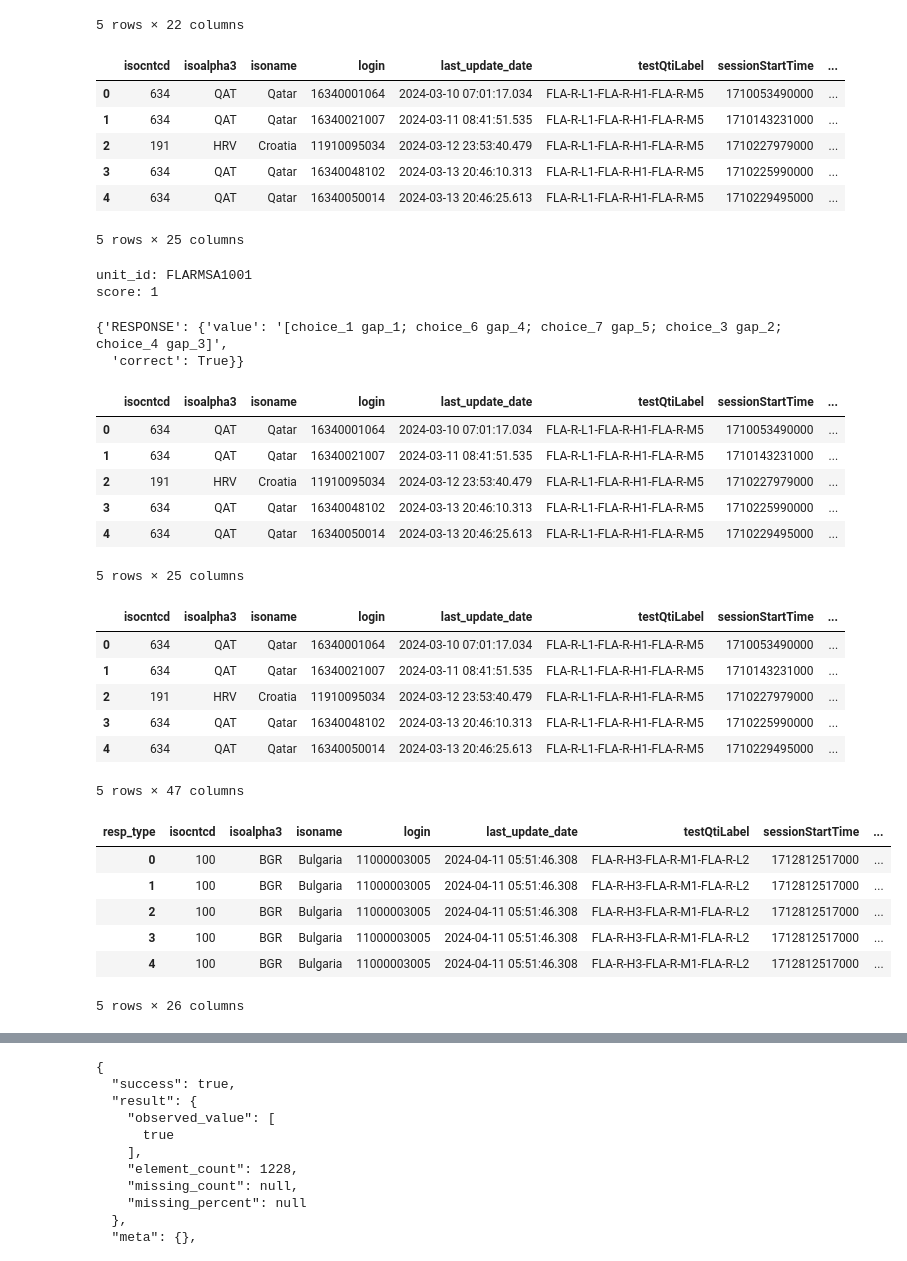
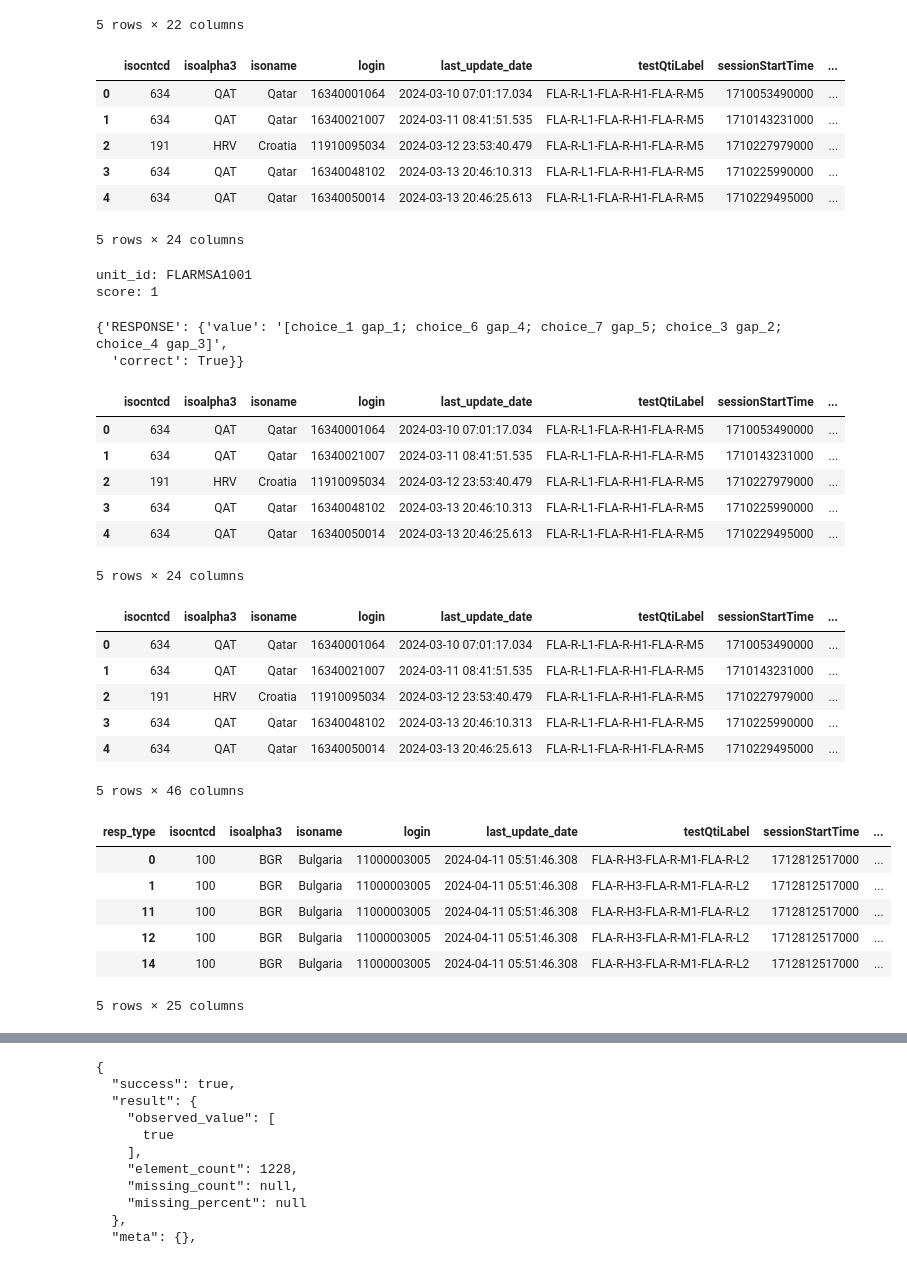
Before and after one commit to leonhead-acer/pisa2025-api-etl, a Jupyter notebook: Getting_started_with_Data_Extraction.ipynb, the cells around one changed output, grey strips where cells are left out. Drawn from its saved outputs; the diff is of its cells as text; code cells hidden in the pictures.

```diff
--- a/Getting_started_with_Data_Extraction.ipynb
+++ b/Getting_started_with_Data_Extraction.ipynb
@@ -1251,12 +1251,12 @@ df_cnt = (
     .to_frame(name = 'count')
     .reset_index()
     .assign(dup_std_item=lambda x: x['count'].apply(lambda y: 'duplicate' if y > 1 else ''))
-    .assign(stim_item=lambda x: x['qtiId'].apply(lambda y: 'stim' if 'Q00' in y else ''))
 )
 
 df4 = df4.merge(
     df_cnt,
-    on = ['login','qtiId']
+    on = ['login','qtiId'],
+    how = 'left'
 ).rename(
     columns = {
         'qtiId': 'unit_id',
@@ -1274,7 +1274,7 @@ df4.head()
 | 2 | 191 | HRV | Croatia | 11910095034 | 2024-03-12 23:53:40.479 | FLA-R-L1-FLA-R-H1-FLA-R-M5 | 1710227979000 | ... |
 | 3 | 634 | QAT | Qatar | 16340048102 | 2024-03-13 20:46:10.313 | FLA-R-L1-FLA-R-H1-FLA-R-M5 | 1710225990000 | ... |
 | 4 | 634 | QAT | Qatar | 16340050014 | 2024-03-13 20:46:25.613 | FLA-R-L1-FLA-R-H1-FLA-R-M5 | 1710229495000 | ... |
-5 rows × 25 columns
+5 rows × 24 columns
 # %%
 df4['key_len'] = df4.apply(lambda x: len(x['unit_id']) > 3,axis = 1)
 
@@ -1301,7 +1301,7 @@ df4.head()
 | 2 | 191 | HRV | Croatia | 11910095034 | 2024-03-12 23:53:40.479 | FLA-R-L1-FLA-R-H1-FLA-R-M5 | 1710227979000 | ... |
 | 3 | 634 | QAT | Qatar | 16340048102 | 2024-03-13 20:46:10.313 | FLA-R-L1-FLA-R-H1-FLA-R-M5 | 1710225990000 | ... |
 | 4 | 634 | QAT | Qatar | 16340050014 | 2024-03-13 20:46:25.613 | FLA-R-L1-FLA-R-H1-FLA-R-M5 | 1710229495000 | ... |
-5 rows × 25 columns
+5 rows × 24 columns
 # %%
 # import flatdict
 # exp = df4['responses'].apply(flatdict.FlatDict).apply(pd.Series)
@@ -1315,7 +1315,7 @@ df5.head()
 | 2 | 191 | HRV | Croatia | 11910095034 | 2024-03-12 23:53:40.479 | FLA-R-L1-FLA-R-H1-FLA-R-M5 | 1710227979000 | ... |
 | 3 | 634 | QAT | Qatar | 16340048102 | 2024-03-13 20:46:10.313 | FLA-R-L1-FLA-R-H1-FLA-R-M5 | 1710225990000 | ... |
 | 4 | 634 | QAT | Qatar | 16340050014 | 2024-03-13 20:46:25.613 | FLA-R-L1-FLA-R-H1-FLA-R-M5 | 1710229495000 | ... |
-5 rows × 47 columns
+5 rows × 46 columns
 # %%
 import re
 
@@ -1326,7 +1326,7 @@ id_vars = ['isocntcd', 'isoalpha3', 'isoname', 'login', 'last_update_date',
        'db_score_code', 'duration', 'maxScore', 'qtiTitle',
        'itemEndTime', 'numAttempts', 'itemStartTime',
        'statusCorrect', 'submissionTime', 'item_completionStatus', 'count',
-       'dup_std_item', 'stim_item']
+       'dup_std_item']
 
 value_vars = df5.drop(columns = all_vars,axis = 1).drop('responses',axis = 'columns').columns
 
@@ -1339,34 +1339,36 @@ df6 = pd.melt(
 )
 
 df6[['resp_cat','resp_type']] = df6['resp'].str.split('.',expand = True)
 
 conditions = [
        df6['resp_type'].eq('value'),
        df6['resp_type'].eq('correct')
 ]
 
 codes = [
        'db_resp',
        'db_correct'
 ]
 
 df6['resp_type'] = np.select(conditions,codes,None)
 
+
+
 id_vars.append('resp_cat')
 
 df6 = df6.pivot(
        index = id_vars,
        columns = 'resp_type',
        values = 'value'
 ).reset_index().dropna(subset = ['db_resp'])
 
 df6['resp_cat'] = df6['resp_cat'].apply(lambda x: re.sub('.*(?=RESPONSE)','',x))
 df6.head()
 # %% [output]
 | resp_type | isocntcd | isoalpha3 | isoname | login | last_update_date | testQtiLabel | sessionStartTime | ... |
 | 0 | 100 | BGR | Bulgaria | 11000003005 | 2024-04-11 05:51:46.308 | FLA-R-H3-FLA-R-M1-FLA-R-L2 | 1712812517000 | ... |
 | 1 | 100 | BGR | Bulgaria | 11000003005 | 2024-04-11 05:51:46.308 | FLA-R-H3-FLA-R-M1-FLA-R-L2 | 1712812517000 | ... |
-| 2 | 100 | BGR | Bulgaria | 11000003005 | 2024-04-11 05:51:46.308 | FLA-R-H3-FLA-R-M1-FLA-R-L2 | 1712812517000 | ... |
-| 3 | 100 | BGR | Bulgaria | 11000003005 | 2024-04-11 05:51:46.308 | FLA-R-H3-FLA-R-M1-FLA-R-L2 | 1712812517000 | ... |
-| 4 | 100 | BGR | Bulgaria | 11000003005 | 2024-04-11 05:51:46.308 | FLA-R-H3-FLA-R-M1-FLA-R-L2 | 1712812517000 | ... |
+| 11 | 100 | BGR | Bulgaria | 11000003005 | 2024-04-11 05:51:46.308 | FLA-R-H3-FLA-R-M1-FLA-R-L2 | 1712812517000 | ... |
+| 12 | 100 | BGR | Bulgaria | 11000003005 | 2024-04-11 05:51:46.308 | FLA-R-H3-FLA-R-M1-FLA-R-L2 | 1712812517000 | ... |
+| 14 | 100 | BGR | Bulgaria | 11000003005 | 2024-04-11 05:51:46.308 | FLA-R-H3-FLA-R-M1-FLA-R-L2 | 1712812517000 | ... |
-5 rows × 26 columns
+5 rows × 25 columns
```
Also changed, not shown: parts of 12 cells of this notebook.
